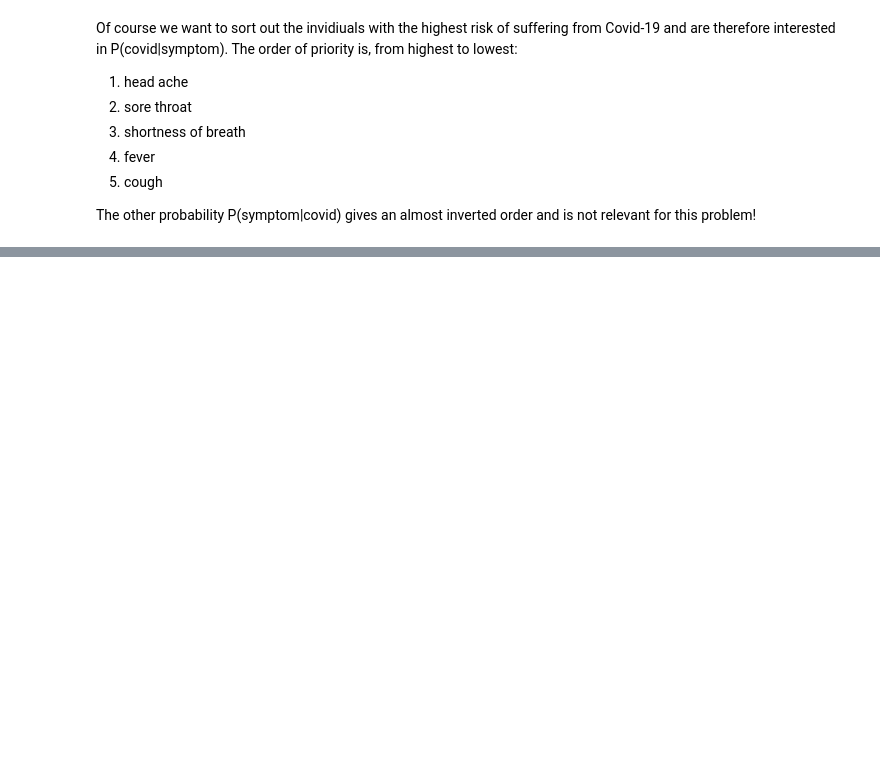
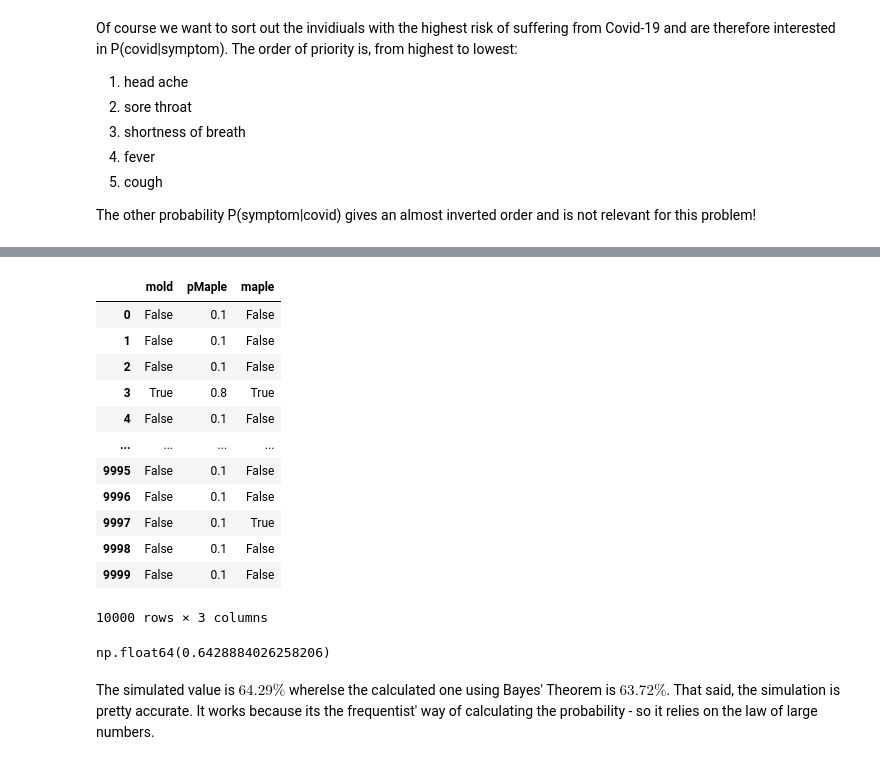
Before and after one commit to marbetschar/ZHAW-Bayesian-Machine-Learning-HS25, a Jupyter notebook: notebooks/week01/BML_Exercises_Week_01.ipynb, the cells around one changed output, grey strips where cells are left out. Saved outputs shown, nothing was run; the diff lists cells and outputs as text; code cells hidden in the pictures; blank space fills up the shorter version.

```diff
--- a/notebooks/week01/BML_Exercises_Week_01.ipynb
+++ b/notebooks/week01/BML_Exercises_Week_01.ipynb
@@ -644,0 +710,34 @@ The other probability P(symptom|covid) gives an almost inverted order and is not
+# %%
+n = 10_000
+
+pMold = 0.18
+pMaple_Mold = 0.8
+pMaple_NotMold = 0.1
+
+df = pandas.DataFrame({ 'mold': np.random.choice([False, True], p = [1. - pMold, pMold], size = n) })
+
+df['pMaple'] = df.mold.map({ False: pMaple_NotMold, True: pMaple_Mold })
+df['maple'] = df.pMaple.apply(lambda pMaple : np.random.choice([False, True], p = [1. - pMaple, pMaple]))
+
+df
+# %% [output]
+|  | mold | pMaple | maple |
+| 0 | False | 0.1 | False |
+| 1 | False | 0.1 | False |
+| 2 | False | 0.1 | False |
+| 3 | True | 0.8 | True |
+| 4 | False | 0.1 | False |
+| ... | ... | ... | ... |
+| 9995 | False | 0.1 | False |
+| 9996 | False | 0.1 | False |
+| 9997 | False | 0.1 | True |
+| 9998 | False | 0.1 | False |
+| 9999 | False | 0.1 | False |
+10000 rows × 3 columns
+# %%
+pMold_Maple = df[df.maple == True].mold.mean()
+pMold_Maple
+# %% [output]
+np.float64(0.6428884026258206)
+# %% [markdown]
+The simulated value is $64.29\%$ wherelse the calculated one using Bayes' Theorem is $63.72\%$. That said, the simulation is pretty accurate. It works because its the frequentist' way of calculating the probability - so it relies on the law of large numbers.
```
Also changed, not shown: parts of 11 cells of this notebook, 1 other file.
